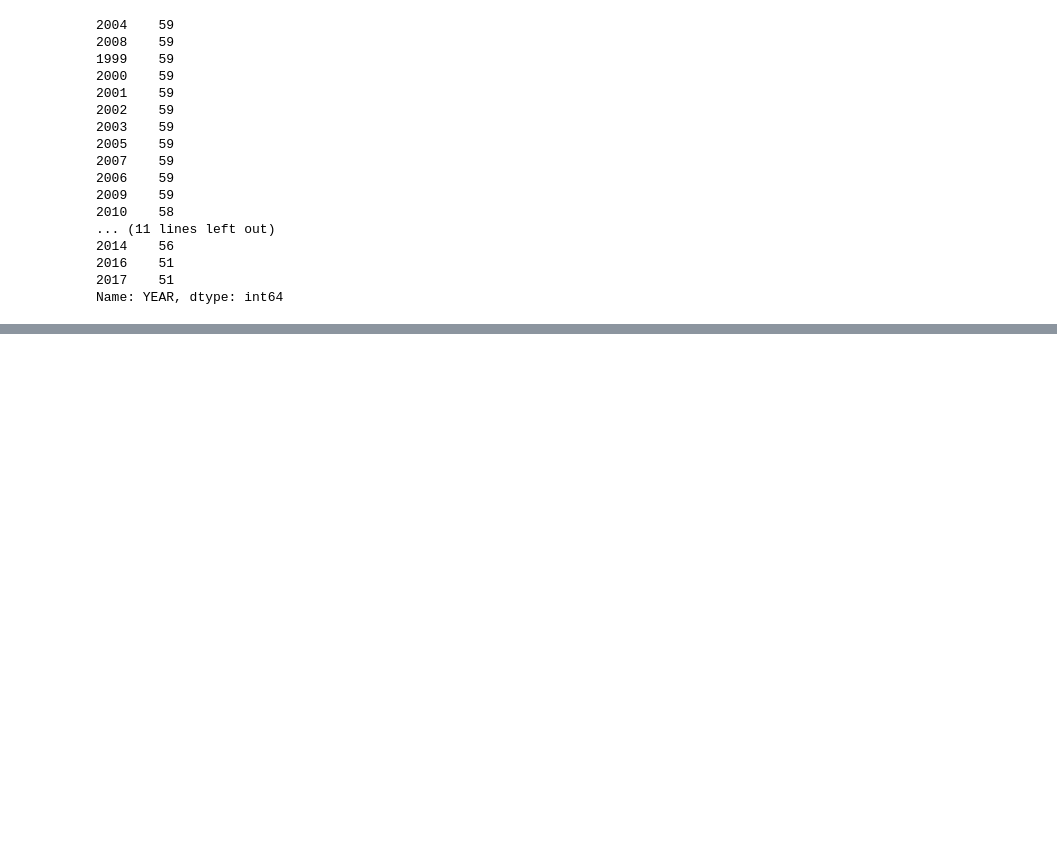
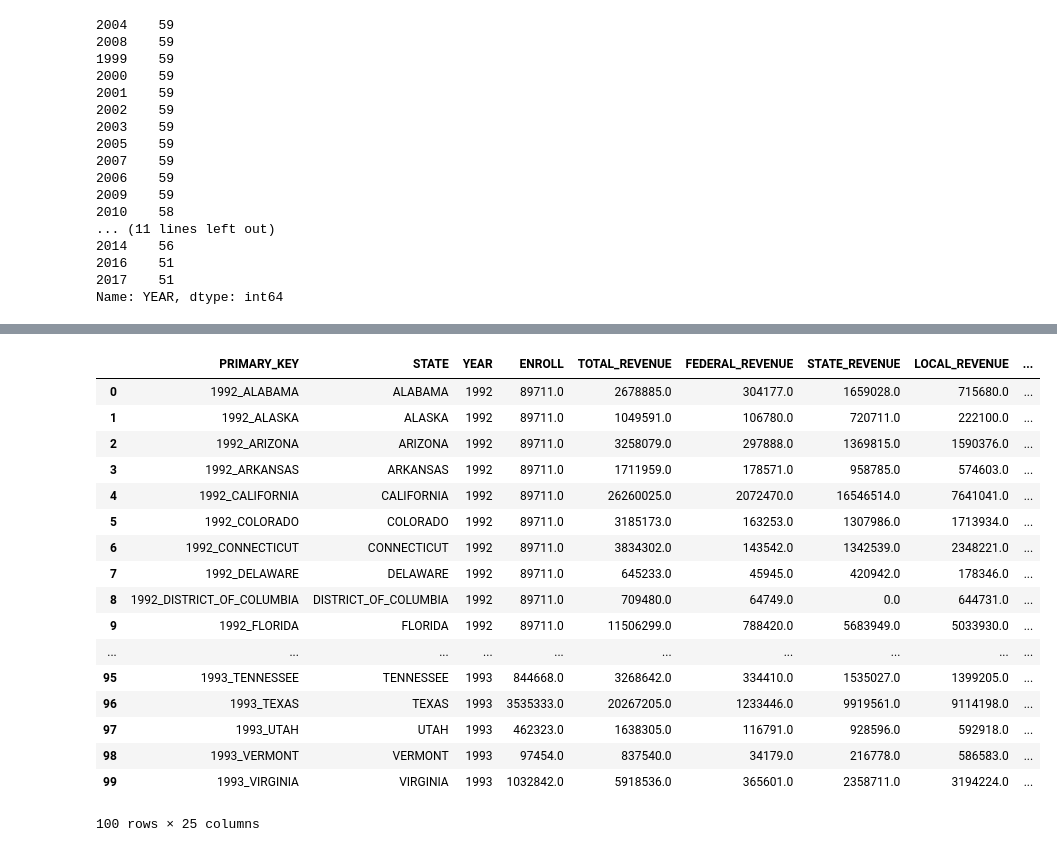
Before and after one commit to mgalaviz1/my_work, a Jupyter notebook: week5_eda/data_cleaning2_assignment.ipynb, the cells around one changed output, grey strips where cells are left out. Cells and saved outputs as stored; diff of their text form; code cells hidden in the pictures; blank space fills up the shorter version.

```diff
--- a/week5_eda/data_cleaning2_assignment.ipynb
+++ b/week5_eda/data_cleaning2_assignment.ipynb
@@ -337,0 +410,7 @@ plt.show()
+# %%
+# interpolating expenditure columns
+df["TOTAL_EXPENDITURE"] = df["TOTAL_EXPENDITURE"].interpolate(method='ffill')
+df["INSTRUCTION_EXPENDITURE"] = df["INSTRUCTION_EXPENDITURE"].interpolate(method='ffill')
+df["SUPPORT_SERVICES_EXPENDITURE"] = df["SUPPORT_SERVICES_EXPENDITURE"].interpolate(method='ffill')
+df["OTHER_EXPENDITURE"] = df["OTHER_EXPENDITURE"].interpolate(method='ffill')
+df["CAPITAL_OUTLAY_EXPENDITURE"] = df["CAPITAL_OUTLAY_EXPENDITURE"].interpolate(method='ffill')
@@ -337,0 +437,12 @@ plt.show()
+# %%
+df["OTHER_EXPENDITURE"] = df["OTHER_EXPENDITURE"].interpolate(method='bfill')
+# %%
+# interpolating grades columns
+df["GRADES_PK_G"] = df["GRADES_PK_G"].interpolate(method='ffill')
+df["GRADES_KG_G"] = df["GRADES_KG_G"].interpolate(method='ffill')
+df["GRADES_4_G"] = df["GRADES_4_G"].interpolate(method='ffill')
+df["GRADES_8_G"] = df["GRADES_8_G"].interpolate(method='ffill')
+df["GRADES_12_G"] = df["GRADES_12_G"].interpolate(method='ffill')
+df["GRADES_1_8_G"] = df["GRADES_1_8_G"].interpolate(method='ffill')
+df["GRADES_9_12_G"] = df["GRADES_9_12_G"].interpolate(method='ffill')
+df["GRADES_ALL_G"] = df["GRADES_ALL_G"].interpolate(method='ffill')
@@ -337,0 +469,27 @@ plt.show()
+# %%
+# interpolating average grades columns
+df["AVG_MATH_4_SCORE"] = df["AVG_MATH_4_SCORE"].interpolate(method='ffill')
+df["AVG_MATH_8_SCORE"] = df["AVG_MATH_8_SCORE"].interpolate(method='ffill')
+df["AVG_READING_4_SCORE"] = df["AVG_READING_4_SCORE"].interpolate(method='ffill')
+df["AVG_READING_8_SCORE"] = df["AVG_READING_8_SCORE"].interpolate(method='bfill')
+# %%
+df.head(100)
+# %% [output]
+|  | PRIMARY_KEY | STATE | YEAR | ENROLL | TOTAL_REVENUE | FEDERAL_REVENUE | STATE_REVENUE | LOCAL_REVENUE | ... |
+| 0 | 1992_ALABAMA | ALABAMA | 1992 | 89711.0 | 2678885.0 | 304177.0 | 1659028.0 | 715680.0 | ... |
+| 1 | 1992_ALASKA | ALASKA | 1992 | 89711.0 | 1049591.0 | 106780.0 | 720711.0 | 222100.0 | ... |
+| 2 | 1992_ARIZONA | ARIZONA | 1992 | 89711.0 | 3258079.0 | 297888.0 | 1369815.0 | 1590376.0 | ... |
+| 3 | 1992_ARKANSAS | ARKANSAS | 1992 | 89711.0 | 1711959.0 | 178571.0 | 958785.0 | 574603.0 | ... |
+| 4 | 1992_CALIFORNIA | CALIFORNIA | 1992 | 89711.0 | 26260025.0 | 2072470.0 | 16546514.0 | 7641041.0 | ... |
+| 5 | 1992_COLORADO | COLORADO | 1992 | 89711.0 | 3185173.0 | 163253.0 | 1307986.0 | 1713934.0 | ... |
+| 6 | 1992_CONNECTICUT | CONNECTICUT | 1992 | 89711.0 | 3834302.0 | 143542.0 | 1342539.0 | 2348221.0 | ... |
+| 7 | 1992_DELAWARE | DELAWARE | 1992 | 89711.0 | 645233.0 | 45945.0 | 420942.0 | 178346.0 | ... |
+| 8 | 1992_DISTRICT_OF_COLUMBIA | DISTRICT_OF_COLUMBIA | 1992 | 89711.0 | 709480.0 | 64749.0 | 0.0 | 644731.0 | ... |
+| 9 | 1992_FLORIDA | FLORIDA | 1992 | 89711.0 | 11506299.0 | 788420.0 | 5683949.0 | 5033930.0 | ... |
+| ... | ... | ... | ... | ... | ... | ... | ... | ... | ... |
+| 95 | 1993_TENNESSEE | TENNESSEE | 1993 | 844668.0 | 3268642.0 | 334410.0 | 1535027.0 | 1399205.0 | ... |
+| 96 | 1993_TEXAS | TEXAS | 1993 | 3535333.0 | 20267205.0 | 1233446.0 | 9919561.0 | 9114198.0 | ... |
+| 97 | 1993_UTAH | UTAH | 1993 | 462323.0 | 1638305.0 | 116791.0 | 928596.0 | 592918.0 | ... |
+| 98 | 1993_VERMONT | VERMONT | 1993 | 97454.0 | 837540.0 | 34179.0 | 216778.0 | 586583.0 | ... |
+| 99 | 1993_VIRGINIA | VIRGINIA | 1993 | 1032842.0 | 5918536.0 | 365601.0 | 2358711.0 | 3194224.0 | ... |
+100 rows × 25 columns
```
Also changed, not shown: parts of 41 cells of this notebook, 2 other files.
